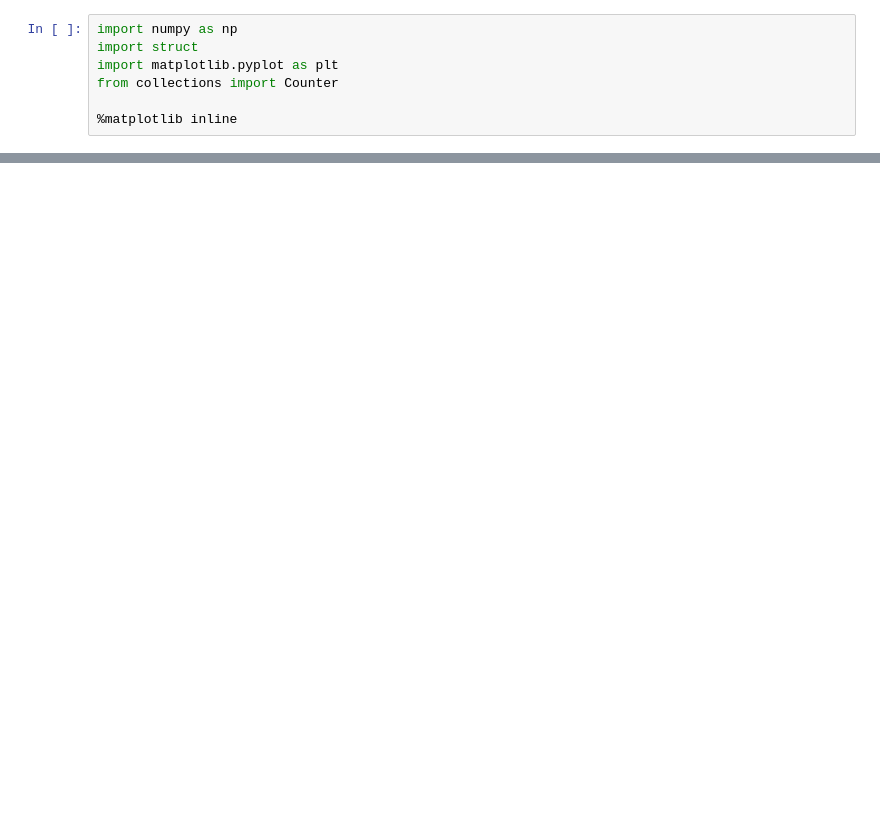
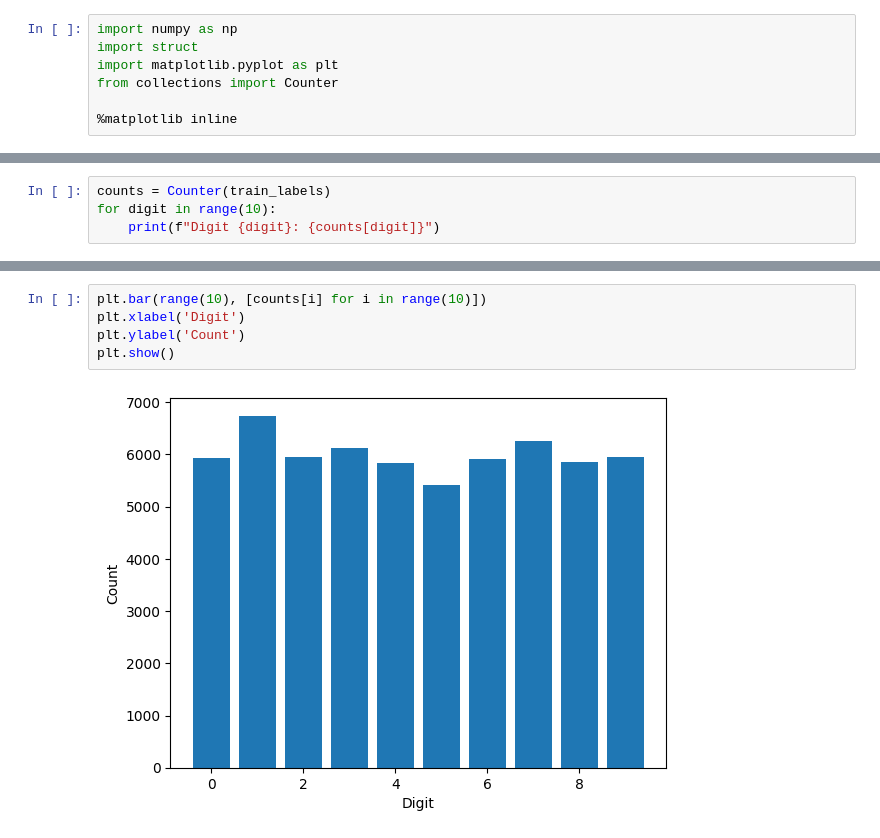
Before and after one commit to brunopfohl/digits, a Jupyter notebook: src/01_understanding_dataset.ipynb, the cells around one changed output, grey strips where cells are left out. Cells and saved outputs as stored; diff of their text form; blank space fills up the shorter version.

```diff
--- a/src/01_understanding_dataset.ipynb
+++ b/src/01_understanding_dataset.ipynb
@@ -114,0 +54,4 @@ What does the "average" digit look like for each class?
+# %%
+counts = Counter(train_labels)
+for digit in range(10):
+    print(f"Digit {digit}: {counts[digit]}")
@@ -114,0 +69,7 @@ What does the "average" digit look like for each class?
+# %%
+plt.bar(range(10), [counts[i] for i in range(10)])
+plt.xlabel('Digit')
+plt.ylabel('Count')
+plt.show()
+# %% [output]
+[figure, added]
```
Also changed, not shown: parts of 22 cells of this notebook, 3 other files.
